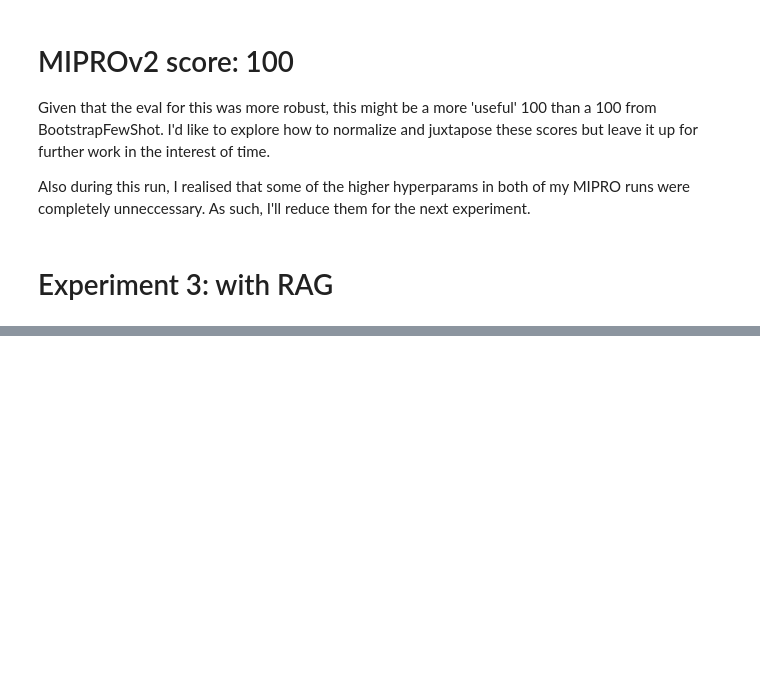
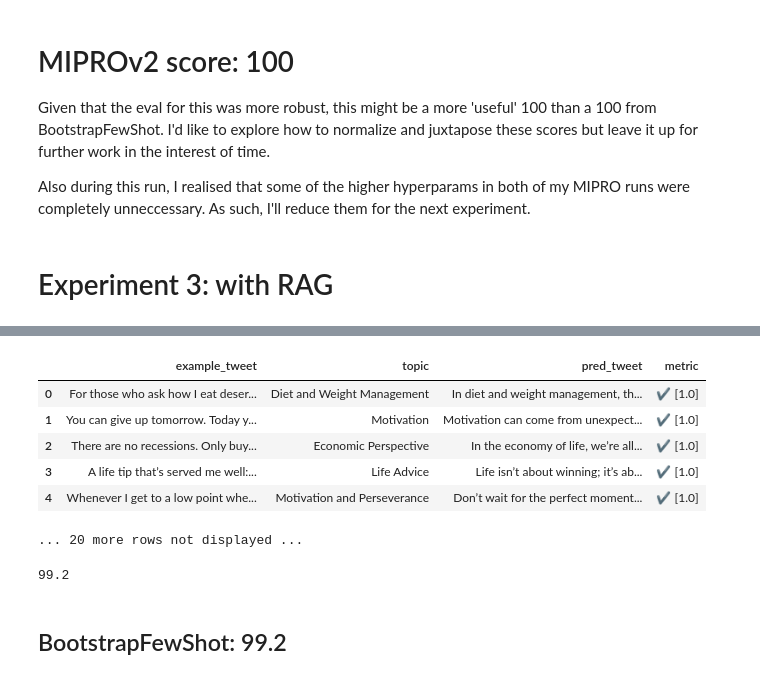
Before and after one commit to kevin-v96/tweet-optim-dspy, a Jupyter notebook: src/tweet_optim_dspy/pretrain_test.ipynb, the cells around one changed output, grey strips where cells are left out. Cells and saved outputs as stored; diff of their text form; code cells hidden in the pictures; blank space fills up the shorter version.

```diff
--- a/src/tweet_optim_dspy/pretrain_test.ipynb
+++ b/src/tweet_optim_dspy/pretrain_test.ipynb
@@ -897,0 +1043,6 @@ def metric(gold, pred, trace=None):
+# %%
+from dspy.teleprompt import BootstrapFewShot
+config = dict(max_bootstrapped_demos=15, max_labeled_demos=5)
+optimizer = BootstrapFewShot(metric = metric, **config)
+optimized_tweet_writer = optimizer.compile(TweetRAG(), trainset=trainset[:10])
+optimized_tweet_writer.save(path="fewshotv3")
@@ -897,0 +1058,13 @@ def metric(gold, pred, trace=None):
+# %%
+evaluator(optimized_tweet_writer)
+# %% [output]
+|  | example_tweet | topic | pred_tweet | metric |
+| 0 | For those who ask how I eat deser... | Diet and Weight Management | In diet and weight management, th... | ✔️ [1.0] |
+| 1 | You can give up tomorrow. Today y... | Motivation | Motivation can come from unexpect... | ✔️ [1.0] |
+| 2 | There are no recessions. Only buy... | Economic Perspective | In the economy of life, we’re all... | ✔️ [1.0] |
+| 3 | A life tip that’s served me well:... | Life Advice | Life isn’t about winning; it’s ab... | ✔️ [1.0] |
+| 4 | Whenever I get to a low point whe... | Motivation and Perseverance | Don’t wait for the perfect moment... | ✔️ [1.0] |
+... 20 more rows not displayed ...
+99.2
+# %% [markdown]
+## BootstrapFewShot: 99.2
```
Also changed, not shown: parts of 25 cells of this notebook, 4 other files.
